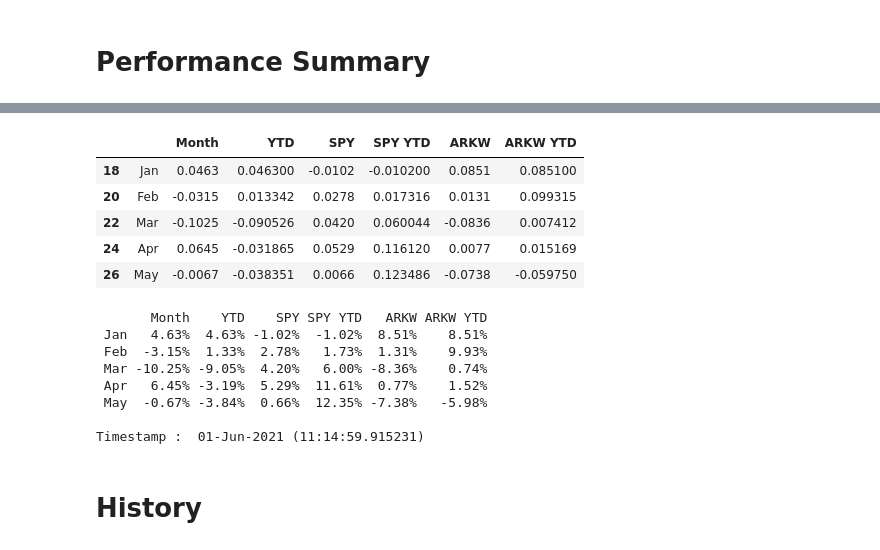
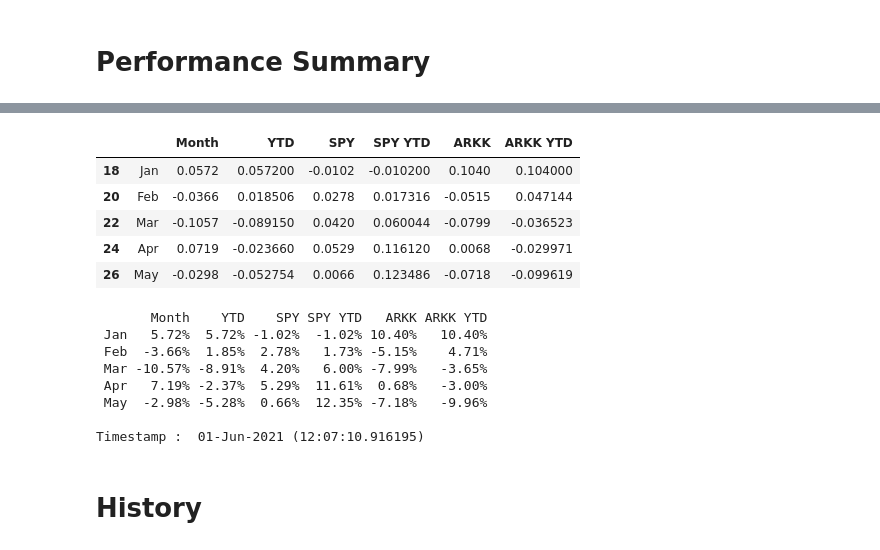
Before and after one commit to stan1eycc/investor-toolbox, a Jupyter notebook: notebooks/ms_parser.ipynb, the cells around one changed output, grey strips where cells are left out. Saved outputs shown, nothing was run; the diff lists cells and outputs as text; code cells hidden in the pictures.

```diff
--- a/notebooks/ms_parser.ipynb
+++ b/notebooks/ms_parser.ipynb
@@ -213,7 +263,7 @@ Timestamp :  31-May-2021 (11:09:28.308617)
 # div id='ctl00_ctl00_ctl00_BodyRegion_BodyRegion_BodyRegion_content'
 
 # Read html to dataframe
-url = '../examples/20210528_FRCCS_Performance.html'
+url = '../examples/20210528_FRCTD_Performance.html'
 
 df_list = pd.read_html(url)
 
@@ -303,65 +303,67 @@ res_df
 # %%
 bm_1 = 'SPDRÂ® S&P 500 ETF Trust'
 bm_1_t = 'SPY'
-bm_2 = 'ARK Next Generation Internet ETF'
-bm_2_t = 'ARKW'
+#bm_2 = 'ARK Next Generation Internet ETF'
+#bm_2_t = 'ARKW'
+bm_2 = 'ARK Innovation ETF'
+bm_2_t = 'ARKK'
 
 #bm_1
 bm_name = bm_1
 bm_ticker = bm_1_t
 i = list(res_df[1]).index(bm_name)
 df = res_df.iloc[i:i+3,]
 df = df.iloc[[0,1] ,list(df.iloc[0,]).index('Jan'):]
 df = df.T
 df.columns = [' ', 'Month']
 df['Month'] = pd.to_numeric(df['Month'])/100
 df['YTD'] = ((df['Month'] + 1).cumprod() - 1)
 summary_df[bm_ticker] = list(df['Month'])
 summary_df[bm_ticker +' YTD'] = list(df['YTD'])
 
 #bm_2
 bm_name = bm_2
 bm_ticker = bm_2_t
 i = list(res_df[1]).index(bm_name)
 df = res_df.iloc[i:i+3,]
 df = df.iloc[[0,1] ,list(df.iloc[0,]).index('Jan'):]
 df = df.T
 df.columns = [' ', 'Month']
 df['Month'] = pd.to_numeric(df['Month']) / 100
 df['YTD'] = ((df['Month'] + 1).cumprod() - 1)
 summary_df[bm_ticker] = list(df['Month'])
 summary_df[bm_ticker +' YTD'] = list(df['YTD'])
 
+summary_format = {
+    'Month': '{:,.2%}'.format,
+    'YTD': '{:,.2%}'.format,
+    bm_1_t: '{:,.2%}'.format,
+    bm_1_t+' YTD': '{:,.2%}'.format,
+    bm_2_t: '{:,.2%}'.format,
+    bm_2_t+' YTD': '{:,.2%}'.format
+}
+
 summary_df
 # %% [output]
-|  |  | Month | YTD | SPY | SPY YTD | ARKW | ARKW YTD |
-| 18 | Jan | 0.0463 | 0.046300 | -0.0102 | -0.010200 | 0.0851 | 0.085100 |
-| 20 | Feb | -0.0315 | 0.013342 | 0.0278 | 0.017316 | 0.0131 | 0.099315 |
-| 22 | Mar | -0.1025 | -0.090526 | 0.0420 | 0.060044 | -0.0836 | 0.007412 |
-| 24 | Apr | 0.0645 | -0.031865 | 0.0529 | 0.116120 | 0.0077 | 0.015169 |
-| 26 | May | -0.0067 | -0.038351 | 0.0066 | 0.123486 | -0.0738 | -0.059750 |
+|  |  | Month | YTD | SPY | SPY YTD | ARKK | ARKK YTD |
+| 18 | Jan | 0.0572 | 0.057200 | -0.0102 | -0.010200 | 0.1040 | 0.104000 |
+| 20 | Feb | -0.0366 | 0.018506 | 0.0278 | 0.017316 | -0.0515 | 0.047144 |
+| 22 | Mar | -0.1057 | -0.089150 | 0.0420 | 0.060044 | -0.0799 | -0.036523 |
+| 24 | Apr | 0.0719 | -0.023660 | 0.0529 | 0.116120 | 0.0068 | -0.029971 |
+| 26 | May | -0.0298 | -0.052754 | 0.0066 | 0.123486 | -0.0718 | -0.099619 |
 # %%
 # Print results
-summary_format = {
-    'Month': '{:,.2%}'.format,
-    'YTD': '{:,.2%}'.format,
-    'SPY': '{:,.2%}'.format,
-    'SPY YTD': '{:,.2%}'.format,
-    'ARKW': '{:,.2%}'.format,
-    'ARKW YTD': '{:,.2%}'.format
-}
-
 print(summary_df.to_string(index=False,formatters=summary_format))
 print('\nTimestamp : ', getTimestamp())
 # %% [output]
-       Month    YTD    SPY SPY YTD   ARKW ARKW YTD
- Jan   4.63%  4.63% -1.02%  -1.02%  8.51%    8.51%
- Feb  -3.15%  1.33%  2.78%   1.73%  1.31%    9.93%
- Mar -10.25% -9.05%  4.20%   6.00% -8.36%    0.74%
- Apr   6.45% -3.19%  5.29%  11.61%  0.77%    1.52%
- May  -0.67% -3.84%  0.66%  12.35% -7.38%   -5.98%
+       Month    YTD    SPY SPY YTD   ARKK ARKK YTD
+ Jan   5.72%  5.72% -1.02%  -1.02% 10.40%   10.40%
+ Feb  -3.66%  1.85%  2.78%   1.73% -5.15%    4.71%
+ Mar -10.57% -8.91%  4.20%   6.00% -7.99%   -3.65%
+ Apr   7.19% -2.37%  5.29%  11.61%  0.68%   -3.00%
+ May  -2.98% -5.28%  0.66%  12.35% -7.18%   -9.96%
 
-Timestamp :  01-Jun-2021 (11:14:59.915231)
+Timestamp :  01-Jun-2021 (12:07:10.916195)
 # %% [markdown]
 # History
 # %%
```
Also changed, not shown: parts of 4 cells of this notebook.
